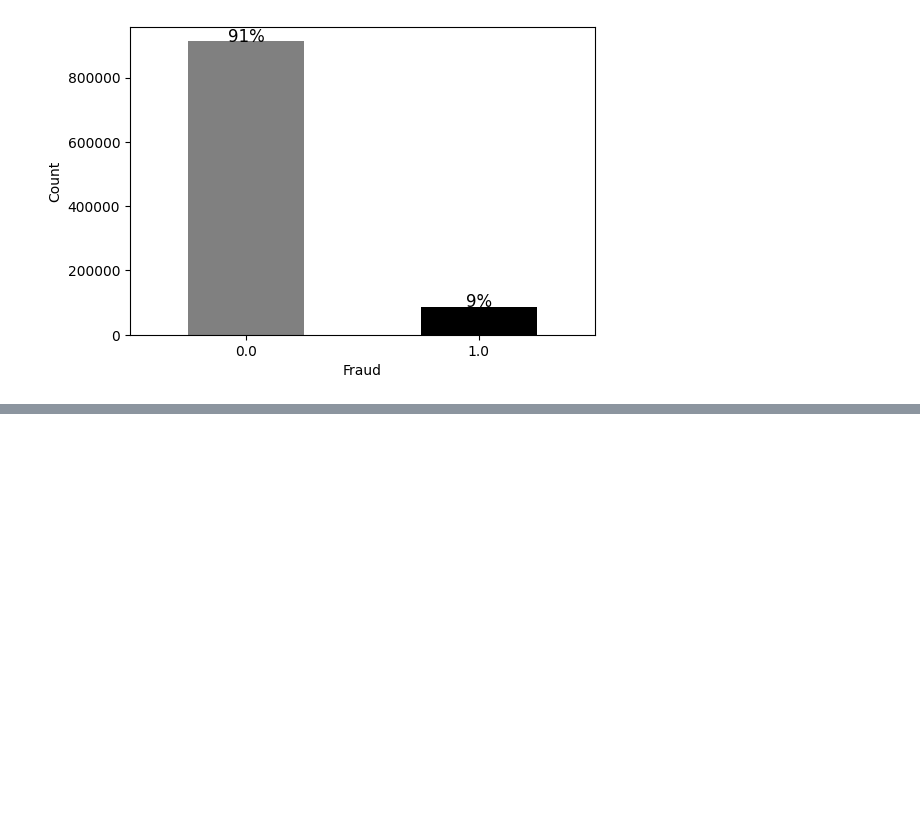
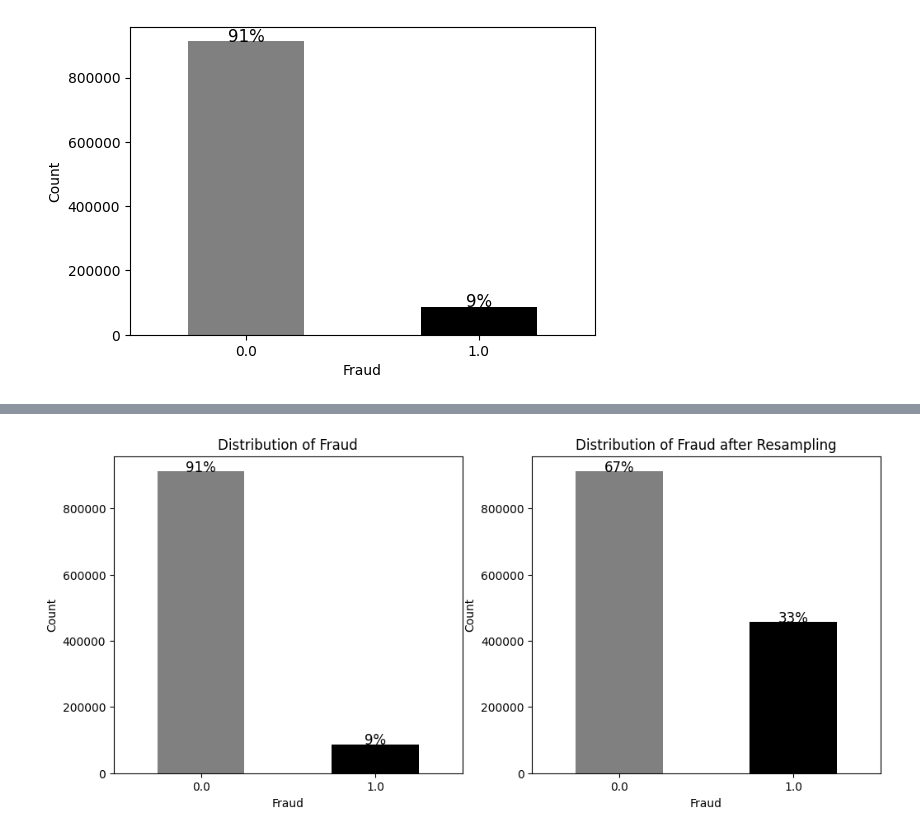
Before and after one commit to khanhtada/ai_from_fundamental_to_application, a Jupyter notebook: Chuong3/huan_luyen_danh_gia_mo_hinh/Các vấn đề trong quá trình huấn luyện.ipynb, the cells around one changed output, grey strips where cells are left out. Cells and saved outputs as stored; diff of their text form; code cells hidden in the pictures; blank space fills up the shorter version.

```diff
--- a/Chuong3/huan_luyen_danh_gia_mo_hinh/Các vấn đề trong quá trình huấn luyện.ipynb
+++ b/Chuong3/huan_luyen_danh_gia_mo_hinh/Các vấn đề trong quá trình huấn luyện.ipynb
@@ -156,0 +200,95 @@ plt.show()
+# %%
+import numpy as np
+import pandas as pd
+import matplotlib.pyplot as plt
+from imblearn.over_sampling import SMOTE
+
+# Đọc dữ liệu có nhãn mất cân bằng (fraud = 0 hoặc 1)
+fraud_trans = pd.read_csv('Chuong4/data/card_transdata.csv')
+
+fraud_trans = pd.read_csv(
+    'Chuong4/data/card_transdata.csv'
+)
+
+# Khởi tạo đối tượng SMOTE để tạo thêm dữ liệu cho nhãn thiểu số
+smote = SMOTE(
+    sampling_strategy=0.5,  # Tăng số lượng nhãn thiểu số lên 50% số lượng nhãn đa số
+    random_state=42,
+    k_neighbors=3           # Số lượng lân cận để nội suy
+)
+
+# Tách đặc trưng đầu vào (X) và nhãn đầu ra (y)
+X = fraud_trans.drop(columns=['fraud'])
+y = fraud_trans['fraud']
+
+# Áp dụng SMOTE để tạo thêm dữ liệu thuộc lớp thiểu số (fraud = 1)
+X_resampled, y_resampled = smote.fit_resample(X, y)
+
+# Tạo DataFrame mới từ dữ liệu đã resample
+resampled_df = pd.DataFrame(
+    X_resampled,
+    columns=['ratio_to_median_purchase_price', 'distance_from_home']
+)
+resampled_df['fraud'] = y_resampled
+
+# Tạo 2 biểu đồ: trước và sau khi resample
+fig, axes = plt.subplots(
+    nrows=1,
+    ncols=2,
+    figsize=(12, 5)
+)
+
+# Biểu đồ 1: Phân phối nhãn fraud ban đầu
+flagged_fraud_counts = fraud_trans['fraud'].value_counts()
+flagged_fraud_percentage = (
+    flagged_fraud_counts / flagged_fraud_counts.sum() * 100
+)
+
+ax1 = flagged_fraud_counts.plot(
+    kind='bar',
+    color=['grey', 'black'],
+    ax=axes[0]
+)
+
+for i, count in enumerate(flagged_fraud_counts):
+    percentage = flagged_fraud_percentage[i]
+    ax1.text(
+        i,
+        count + 50,
+        f'{percentage:.0f}%',
+        ha='center',
+        fontsize=12
+    )
+
+ax1.set_title('Distribution of Fraud')
+ax1.set_xlabel('Fraud')
+ax1.set_ylabel('Count')
+ax1.set_xticklabels(ax1.get_xticklabels(), rotation=0)
+
+# Biểu đồ 2: Phân phối nhãn sau khi áp dụng SMOTE
+resampled_fraud_counts = resampled_df['fraud'].value_counts()
+resampled_fraud_percentage = (
+    resampled_fraud_counts / resampled_fraud_counts.sum() * 100
+)
+
+ax2 = resampled_fraud_counts.plot(
+    kind='bar',
+    color=['grey', 'black'],
+    ax=axes[1]
+)
+
+for i, count in enumerate(resampled_fraud_counts):
+    percentage = resampled_fraud_percentage[i]
+    ax2.text(
+        i,
+        count + 50,
+        f'{percentage:.0f}%',
+        ha='center',
+        fontsize=12
+    )
+
+ax2.set_title('Distribution of Fraud after Resampling')
+ax2.set_xlabel('Fraud')
+ax2.set_ylabel('Count')
+ax2.set_xticklabels(ax2.get_xticklabels(), rotation=0)
+# %% [output]
@@ -156,0 +296 @@ plt.show()
+[figure, added]
```
Also changed, not shown: parts of 3 cells of this notebook, 3 other files.
